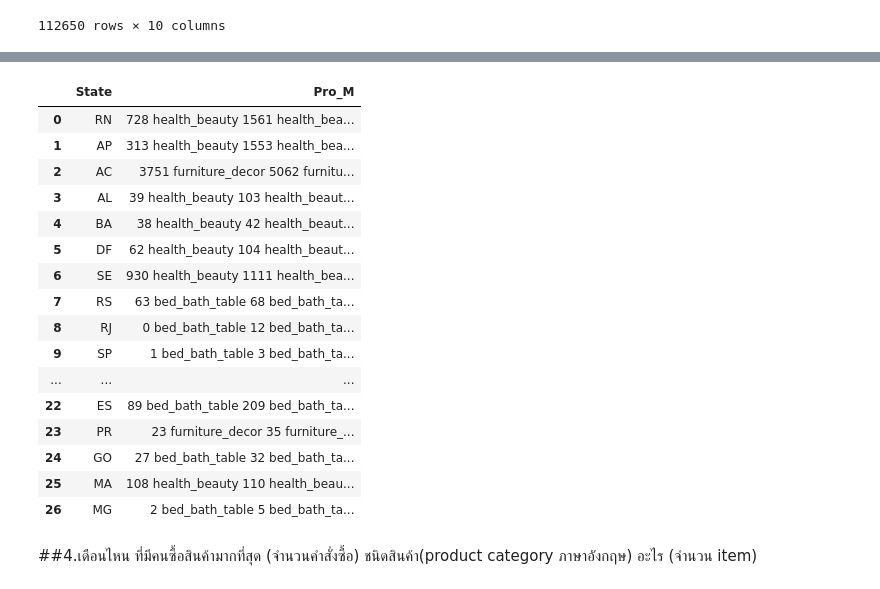
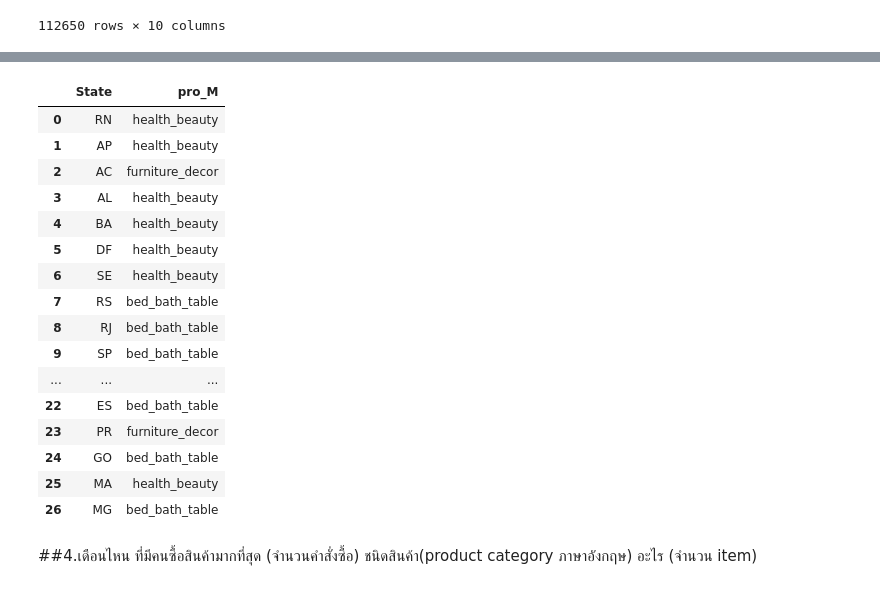
Before and after one commit to nicha0524/DPDM2021, a Jupyter notebook: Untitled6.ipynb, the cells around one changed output, grey strips where cells are left out. Saved outputs shown, nothing was run; the diff lists cells and outputs as text; code cells hidden in the pictures.

```diff
--- a/Untitled6.ipynb
+++ b/Untitled6.ipynb
@@ -660,24 +646,24 @@ See the caveats in the documentation: https://pandas.pydata.org/pandas-docs/stab
-# %%
-mydata=pd.DataFrame( pro_M )
-mydata #จัดข้อมูลให้เป็นตาราง
-# %% [output]
-|  | State | Pro_M |
-| 0 | RN | 728 health_beauty 1561 health_bea... |
-| 1 | AP | 313 health_beauty 1553 health_bea... |
-| 2 | AC | 3751 furniture_decor 5062 furnitu... |
-| 3 | AL | 39 health_beauty 103 health_beaut... |
-| 4 | BA | 38 health_beauty 42 health_beaut... |
-| 5 | DF | 62 health_beauty 104 health_beaut... |
-| 6 | SE | 930 health_beauty 1111 health_bea... |
-| 7 | RS | 63 bed_bath_table 68 bed_bath_ta... |
-| 8 | RJ | 0 bed_bath_table 12 bed_bath_ta... |
-| 9 | SP | 1 bed_bath_table 3 bed_bath_ta... |
-| ... | ... | ... |
-| 22 | ES | 89 bed_bath_table 209 bed_bath_ta... |
-| 23 | PR | 23 furniture_decor 35 furniture_... |
-| 24 | GO | 27 bed_bath_table 32 bed_bath_ta... |
-| 25 | MA | 108 health_beauty 110 health_beau... |
-| 26 | MG | 2 bed_bath_table 5 bed_bath_ta... |
+# %%
+
+pd.DataFrame(pro_M) # สินค้ายอดนิยมในแต่ละเมือง
+# %% [output]
+|  | State | pro_M |
+| 0 | RN | health_beauty |
+| 1 | AP | health_beauty |
+| 2 | AC | furniture_decor |
+| 3 | AL | health_beauty |
+| 4 | BA | health_beauty |
+| 5 | DF | health_beauty |
+| 6 | SE | health_beauty |
+| 7 | RS | bed_bath_table |
+| 8 | RJ | bed_bath_table |
+| 9 | SP | bed_bath_table |
+| ... | ... | ... |
+| 22 | ES | bed_bath_table |
+| 23 | PR | furniture_decor |
+| 24 | GO | bed_bath_table |
+| 25 | MA | health_beauty |
+| 26 | MG | bed_bath_table |
 # %% [markdown]
 ##4.เดือนไหน ที่มีคนซื้อสินค้ามากที่สุด (จำนวนคำสั่งซื้อ) ชนิดสินค้า(product category ภาษาอังกฤษ) อะไร (จำนวน item)
 # %%
```
Also changed, not shown: parts of 10 cells of this notebook.
